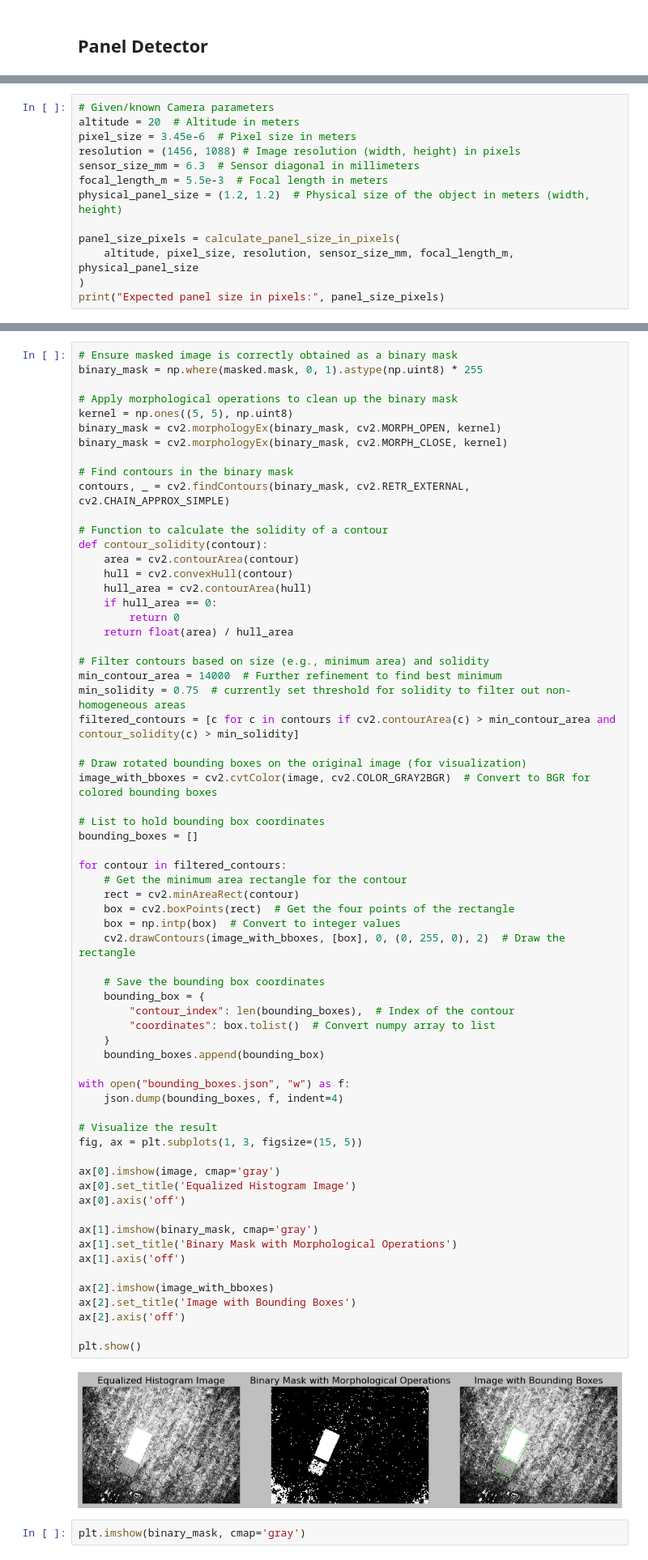
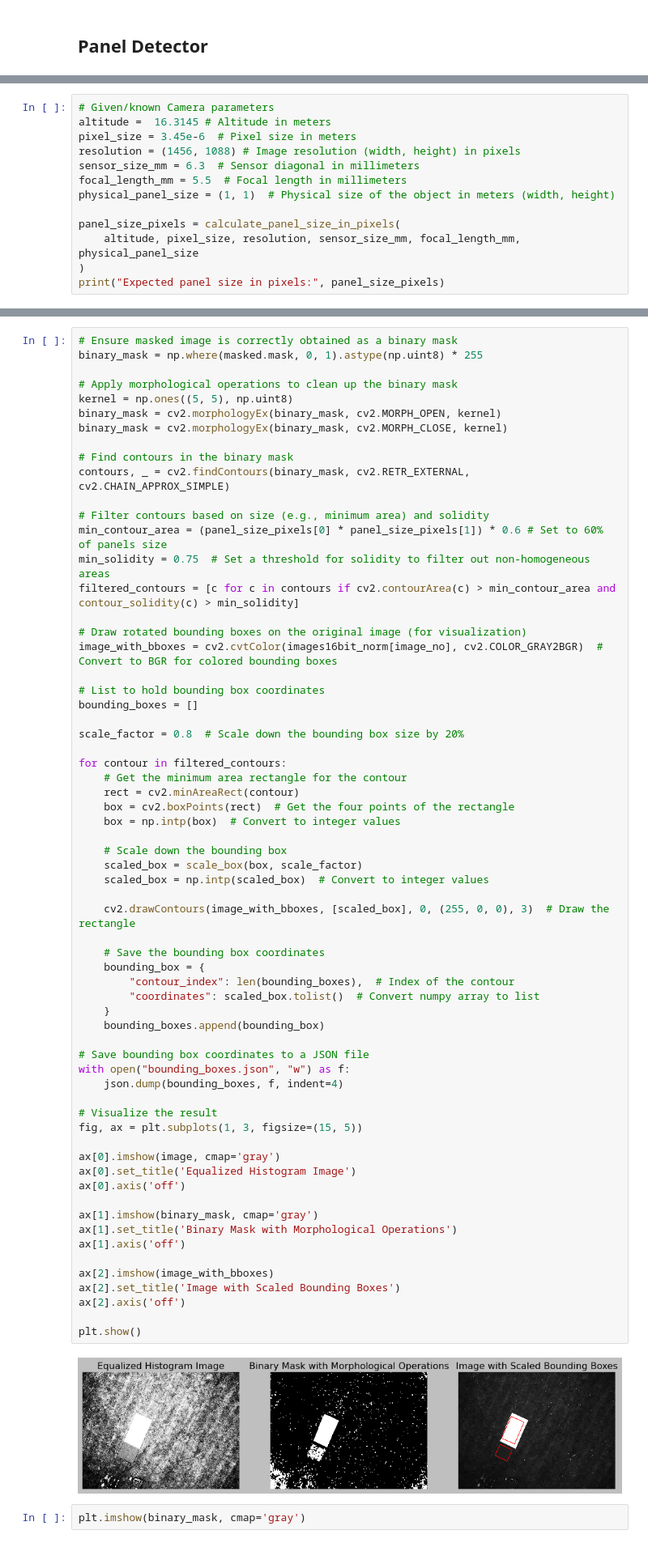
Before and after one commit to reflectdetect/reflectdetect, a Jupyter notebook: src/detector/naive/Pipeline_detector.ipynb, the cells around one changed output, grey strips where cells are left out. Shown at 81% size. Cells and saved outputs as stored; diff of their text form.

```diff
--- a/src/detector/naive/Pipeline_detector.ipynb
+++ b/src/detector/naive/Pipeline_detector.ipynb
@@ -186,15 +217,15 @@ image_paths = [
 ]
 # %%
 # Given/known Camera parameters
-altitude = 20  # Altitude in meters
+altitude =  16.3145 # Altitude in meters
 pixel_size = 3.45e-6  # Pixel size in meters
 resolution = (1456, 1088) # Image resolution (width, height) in pixels
 sensor_size_mm = 6.3  # Sensor diagonal in millimeters
-focal_length_m = 5.5e-3  # Focal length in meters
-physical_panel_size = (1.2, 1.2)  # Physical size of the object in meters (width, height)
+focal_length_mm = 5.5  # Focal length in millimeters
+physical_panel_size = (1, 1)  # Physical size of the object in meters (width, height)
 
 panel_size_pixels = calculate_panel_size_in_pixels(
-    altitude, pixel_size, resolution, sensor_size_mm, focal_length_m, physical_panel_size
+    altitude, pixel_size, resolution, sensor_size_mm, focal_length_mm, physical_panel_size
 )
 print("Expected panel size in pixels:", panel_size_pixels)
 # %% [output]
@@ -265,61 +296,60 @@ binary_mask = cv2.morphologyEx(binary_mask, cv2.MORPH_CLOSE, kernel)
 # Find contours in the binary mask
 contours, _ = cv2.findContours(binary_mask, cv2.RETR_EXTERNAL, cv2.CHAIN_APPROX_SIMPLE)
 
-# Function to calculate the solidity of a contour
-def contour_solidity(contour):
-    area = cv2.contourArea(contour)
-    hull = cv2.convexHull(contour)
-    hull_area = cv2.contourArea(hull)
-    if hull_area == 0:
-        return 0
-    return float(area) / hull_area
-
 # Filter contours based on size (e.g., minimum area) and solidity
-min_contour_area = 14000  # Further refinement to find best minimum
-min_solidity = 0.75  # currently set threshold for solidity to filter out non-homogeneous areas
+min_contour_area = (panel_size_pixels[0] * panel_size_pixels[1]) * 0.6 # Set to 60% of panels size
+min_solidity = 0.75  # Set a threshold for solidity to filter out non-homogeneous areas
 filtered_contours = [c for c in contours if cv2.contourArea(c) > min_contour_area and contour_solidity(c) > min_solidity]
 
 # Draw rotated bounding boxes on the original image (for visualization)
-image_with_bboxes = cv2.cvtColor(image, cv2.COLOR_GRAY2BGR)  # Convert to BGR for colored bounding boxes
+image_with_bboxes = cv2.cvtColor(images16bit_norm[image_no], cv2.COLOR_GRAY2BGR)  # Convert to BGR for colored bounding boxes
 
 # List to hold bounding box coordinates
 bounding_boxes = []
+
+scale_factor = 0.8  # Scale down the bounding box size by 20%
 
 for contour in filtered_contours:
     # Get the minimum area rectangle for the contour
     rect = cv2.minAreaRect(contour)
     box = cv2.boxPoints(rect)  # Get the four points of the rectangle
     box = np.intp(box)  # Convert to integer values
-    cv2.drawContours(image_with_bboxes, [box], 0, (0, 255, 0), 2)  # Draw the rectangle
+
+    # Scale down the bounding box
+    scaled_box = scale_box(box, scale_factor)
+    scaled_box = np.intp(scaled_box)  # Convert to integer values
+
+    cv2.drawContours(image_with_bboxes, [scaled_box], 0, (255, 0, 0), 3)  # Draw the rectangle
 
     # Save the bounding box coordinates
     bounding_box = {
         "contour_index": len(bounding_boxes),  # Index of the contour
-        "coordinates": box.tolist()  # Convert numpy array to list
+        "coordinates": scaled_box.tolist()  # Convert numpy array to list
     }
     bounding_boxes.append(bounding_box)
 
+# Save bounding box coordinates to a JSON file
 with open("bounding_boxes.json", "w") as f:
     json.dump(bounding_boxes, f, indent=4)
 
 # Visualize the result
 fig, ax = plt.subplots(1, 3, figsize=(15, 5))
 
 ax[0].imshow(image, cmap='gray')
 ax[0].set_title('Equalized Histogram Image')
 ax[0].axis('off')
 
 ax[1].imshow(binary_mask, cmap='gray')
 ax[1].set_title('Binary Mask with Morphological Operations')
 ax[1].axis('off')
 
 ax[2].imshow(image_with_bboxes)
-ax[2].set_title('Image with Bounding Boxes')
+ax[2].set_title('Image with Scaled Bounding Boxes')
 ax[2].axis('off')
 
 plt.show()
 # %% [output]
-[figure, old version]
+[figure, new version]
 # %%
 plt.imshow(binary_mask, cmap='gray')
 # %% [output]
```
Also changed, not shown: parts of 6 cells of this notebook.
